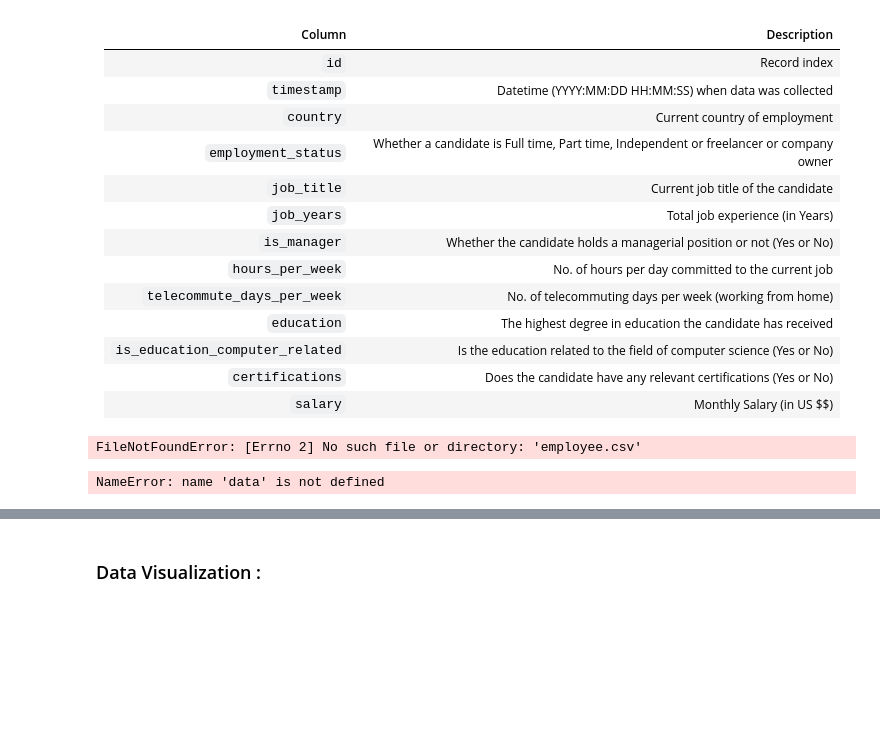
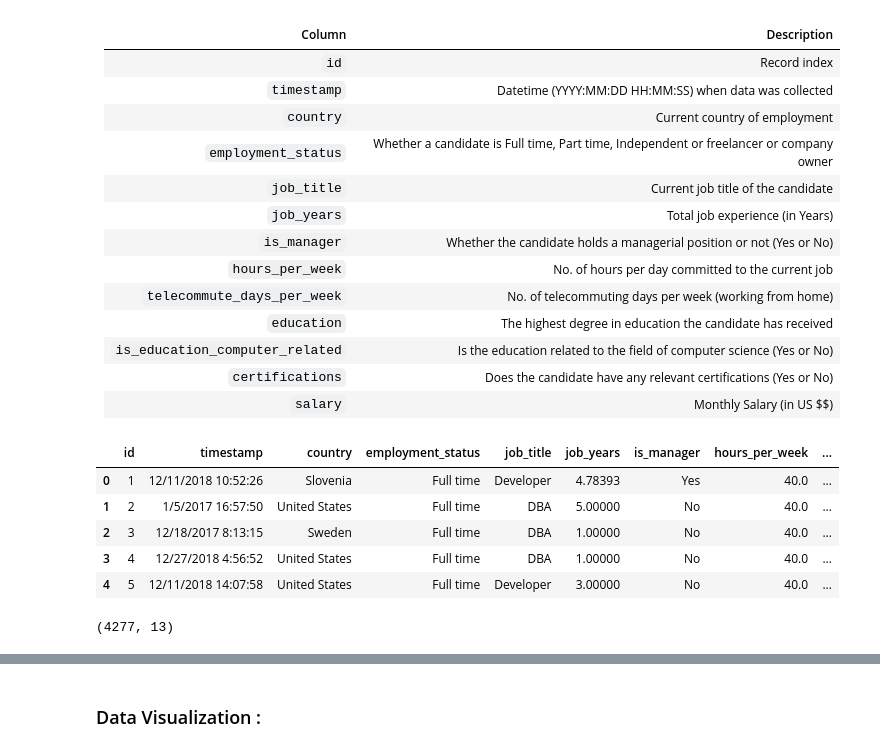
Before and after one commit to AlphaBetaCode/DataScience-BootCamp-Spring2025, a Jupyter notebook: Week_6_Intro_to_ML_&_Regression.ipynb, the cells around one changed output, grey strips where cells are left out. Drawn from its saved outputs; the diff is of its cells as text; code cells hidden in the pictures; blank space fills up the shorter version.

Commit message:
week 6

```diff
--- a/Week_6_Intro_to_ML_&_Regression.ipynb
+++ b/Week_6_Intro_to_ML_&_Regression.ipynb
@@ -236,16 +236,25 @@ Column | Description
 `is_education_computer_related` | Is the education related to the field of computer science (Yes or No)
 `certifications` | Does the candidate have any relevant certifications (Yes or No)
 `salary` | Monthly Salary (in US $$)
-# %%
-# Dataset is already loaded below
-data = pd.read_csv("employee.csv")
-# %% [output]
-FileNotFoundError: [Errno 2] No such file or directory: 'employee.csv'
+# %%
+url = "https://raw.githubusercontent.com/rohnnie/NYU-Data-Science-Bootcamp-Spring-2025/main/Week-6/employee.csv"
+context = ssl._create_unverified_context()
+response = urllib.request.urlopen(url, context=context)
+
+data = pd.read_csv(response)
+data.head()
+# %% [output]
+|  | id | timestamp | country | employment_status | job_title | job_years | is_manager | hours_per_week | ... |
+| 0 | 1 | 12/11/2018 10:52:26 | Slovenia | Full time | Developer | 4.78393 | Yes | 40.0 | ... |
+| 1 | 2 | 1/5/2017 16:57:50 | United States | Full time | DBA | 5.00000 | No | 40.0 | ... |
+| 2 | 3 | 12/18/2017 8:13:15 | Sweden | Full time | DBA | 1.00000 | No | 40.0 | ... |
+| 3 | 4 | 12/27/2018 4:56:52 | United States | Full time | DBA | 1.00000 | No | 40.0 | ... |
+| 4 | 5 | 12/11/2018 14:07:58 | United States | Full time | Developer | 3.00000 | No | 40.0 | ... |
 # %%
 # Dimensions of training data
 data.shape
 # %% [output]
-NameError: name 'data' is not defined
+(4277, 13)
 # %%
 # Print first few rows of data
 data.head()
```
Also changed, not shown: parts of 20 cells of this notebook.
